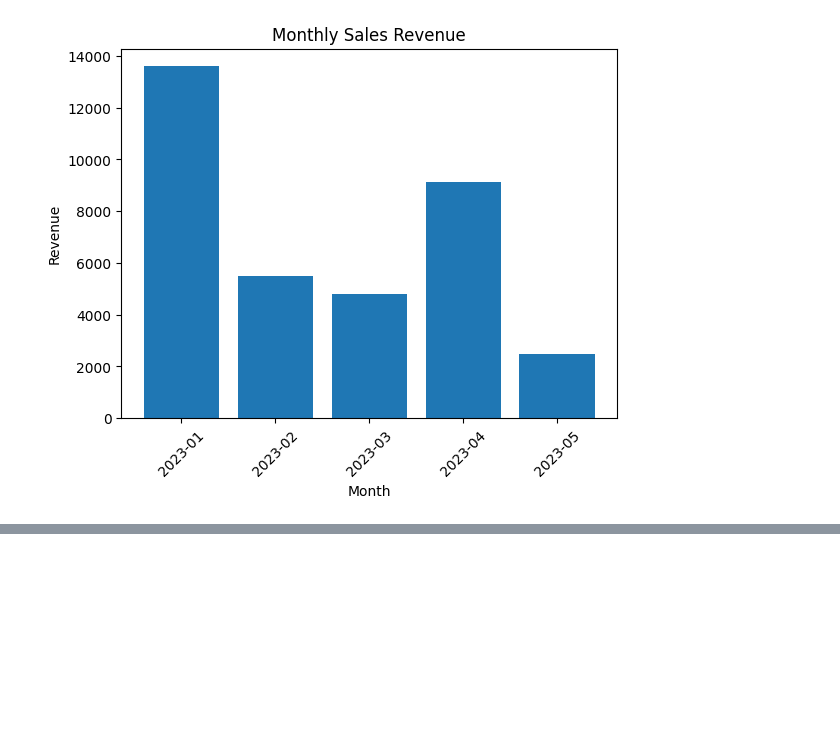
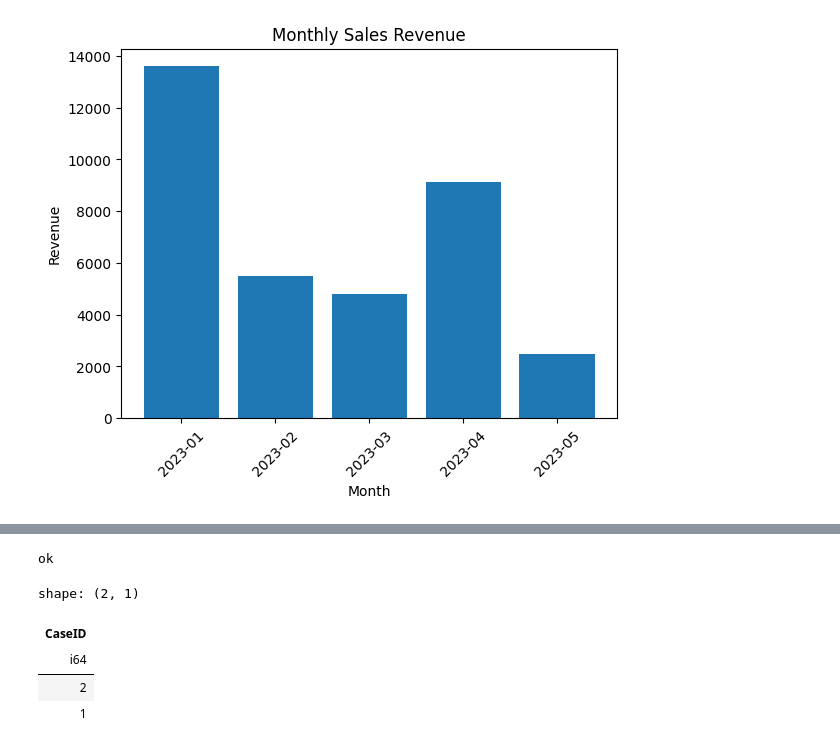
Before and after one commit to albertodiazdurana/learning_polars, a Jupyter notebook: experimenting.ipynb, the cells around one changed output, grey strips where cells are left out. Cells and saved outputs as stored; diff of their text form; code cells hidden in the pictures; blank space fills up the shorter version.

```diff
--- a/experimenting.ipynb
+++ b/experimenting.ipynb
@@ -819,0 +1001,26 @@ Date with Highest Revenue: 2023-04-23
+# %%
+if min_ms == max_ms:
+    print('ok')
+else:
+    print(True)
+# %% [output]
+ok
+# %%
+#Inverted
+activity = "Functional escalation"
+min_ms = None
+max_ms = None
+cases_without_activity_or_duration = (
+        events.filter(
+            (pl.col(ACTION) != activity) &
+            (pl.col(DURATION) < min_ms if min_ms is not None else True) &
+            (pl.col(DURATION) > max_ms if max_ms is not None else True)
+        ).unique(CASE_ID).select(CASE_ID)
+    )
+cases_without_activity_or_duration.collect()
+# %% [output]
+shape: (2, 1)
+| CaseID |
+| i64 |
+| 2 |
+| 1 |
```
Also changed, not shown: parts of 30 cells of this notebook.
